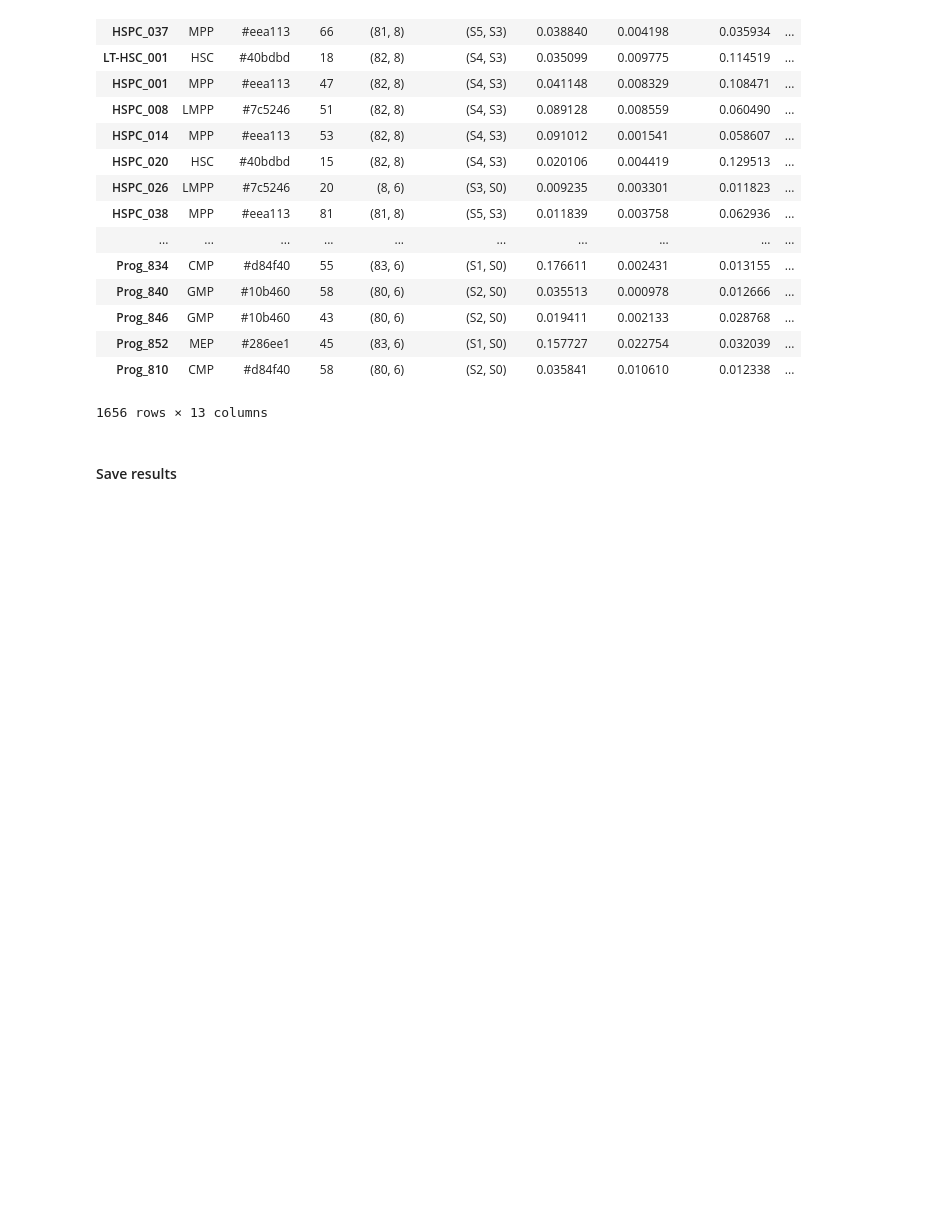
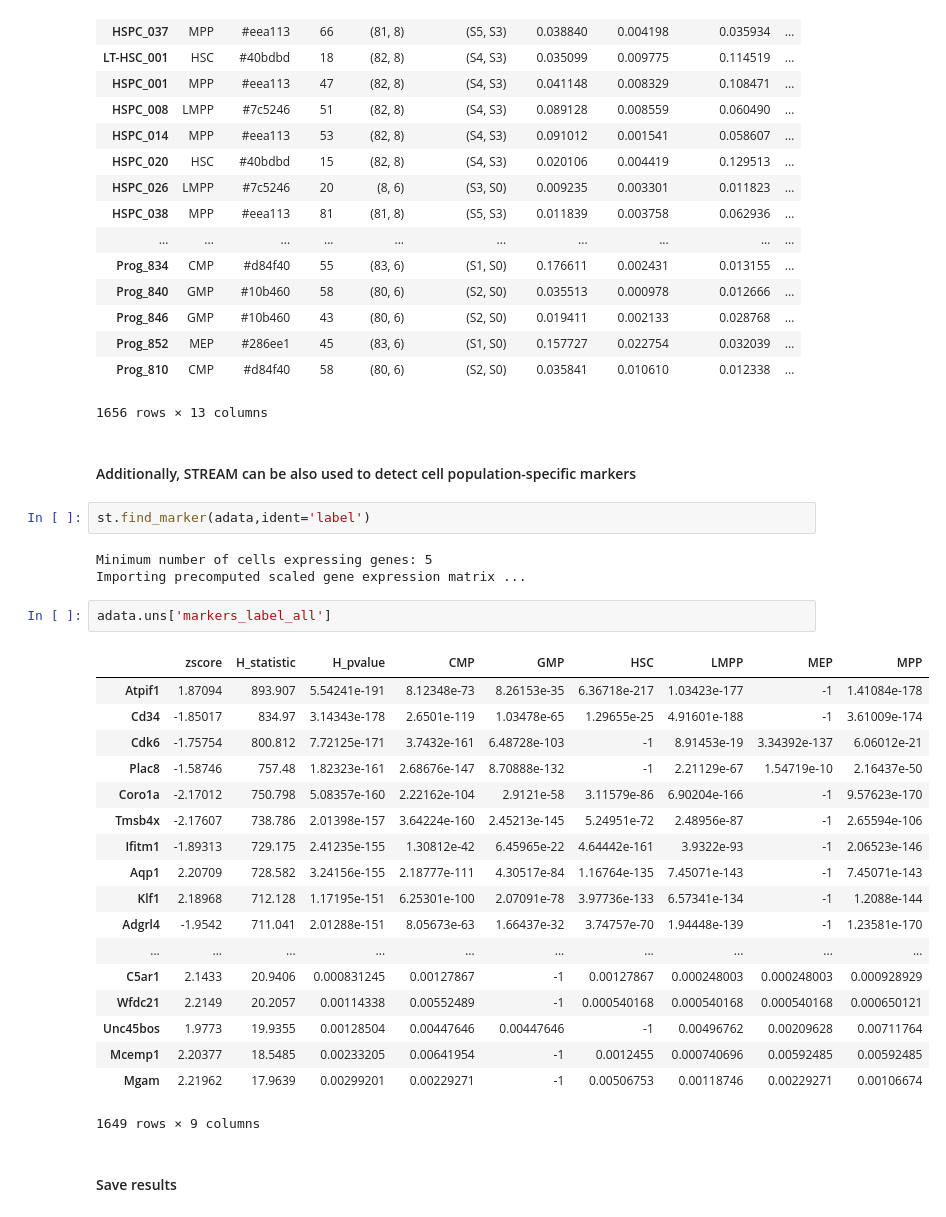
Before and after one commit to pinellolab/STREAM, a Jupyter notebook: tutorial/1.STREAM_scRNA-seq.ipynb, the cells around one changed output. Saved outputs shown, nothing was run; the diff lists cells and outputs as text; blank space fills up the shorter version.

```diff
--- a/tutorial/1.STREAM_scRNA-seq.ipynb
+++ b/tutorial/1.STREAM_scRNA-seq.ipynb
@@ -396,6 +396,34 @@ adata.obs
 | Prog_852 | MEP | #286ee1 | 45 | (83, 6) | (S1, S0) | 0.157727 | 0.022754 | 0.032039 | ... |
 | Prog_810 | CMP | #d84f40 | 58 | (80, 6) | (S2, S0) | 0.035841 | 0.010610 | 0.012338 | ... |
 1656 rows × 13 columns
+# %% [markdown]
+#### Additionally, STREAM can be also used to detect cell population-specific markers
+# %%
+st.find_marker(adata,ident='label')
+# %% [output]
+Minimum number of cells expressing genes: 5
+Importing precomputed scaled gene expression matrix ...
+# %%
+adata.uns['markers_label_all']
+# %% [output]
+|  | zscore | H_statistic | H_pvalue | CMP | GMP | HSC | LMPP | MEP | MPP |
+| Atpif1 | 1.87094 | 893.907 | 5.54241e-191 | 8.12348e-73 | 8.26153e-35 | 6.36718e-217 | 1.03423e-177 | -1 | 1.41084e-178 |
+| Cd34 | -1.85017 | 834.97 | 3.14343e-178 | 2.6501e-119 | 1.03478e-65 | 1.29655e-25 | 4.91601e-188 | -1 | 3.61009e-174 |
+| Cdk6 | -1.75754 | 800.812 | 7.72125e-171 | 3.7432e-161 | 6.48728e-103 | -1 | 8.91453e-19 | 3.34392e-137 | 6.06012e-21 |
+| Plac8 | -1.58746 | 757.48 | 1.82323e-161 | 2.68676e-147 | 8.70888e-132 | -1 | 2.21129e-67 | 1.54719e-10 | 2.16437e-50 |
+| Coro1a | -2.17012 | 750.798 | 5.08357e-160 | 2.22162e-104 | 2.9121e-58 | 3.11579e-86 | 6.90204e-166 | -1 | 9.57623e-170 |
+| Tmsb4x | -2.17607 | 738.786 | 2.01398e-157 | 3.64224e-160 | 2.45213e-145 | 5.24951e-72 | 2.48956e-87 | -1 | 2.65594e-106 |
+| Ifitm1 | -1.89313 | 729.175 | 2.41235e-155 | 1.30812e-42 | 6.45965e-22 | 4.64442e-161 | 3.9322e-93 | -1 | 2.06523e-146 |
+| Aqp1 | 2.20709 | 728.582 | 3.24156e-155 | 2.18777e-111 | 4.30517e-84 | 1.16764e-135 | 7.45071e-143 | -1 | 7.45071e-143 |
+| Klf1 | 2.18968 | 712.128 | 1.17195e-151 | 6.25301e-100 | 2.07091e-78 | 3.97736e-133 | 6.57341e-134 | -1 | 1.2088e-144 |
+| Adgrl4 | -1.9542 | 711.041 | 2.01288e-151 | 8.05673e-63 | 1.66437e-32 | 3.74757e-70 | 1.94448e-139 | -1 | 1.23581e-170 |
+| ... | ... | ... | ... | ... | ... | ... | ... | ... | ... |
+| C5ar1 | 2.1433 | 20.9406 | 0.000831245 | 0.00127867 | -1 | 0.00127867 | 0.000248003 | 0.000248003 | 0.000928929 |
+| Wfdc21 | 2.2149 | 20.2057 | 0.00114338 | 0.00552489 | -1 | 0.000540168 | 0.000540168 | 0.000540168 | 0.000650121 |
+| Unc45bos | 1.9773 | 19.9355 | 0.00128504 | 0.00447646 | 0.00447646 | -1 | 0.00496762 | 0.00209628 | 0.00711764 |
+| Mcemp1 | 2.20377 | 18.5485 | 0.00233205 | 0.00641954 | -1 | 0.0012455 | 0.000740696 | 0.00592485 | 0.00592485 |
+| Mgam | 2.21962 | 17.9639 | 0.00299201 | 0.00229271 | -1 | 0.00506753 | 0.00118746 | 0.00229271 | 0.00106674 |
+1649 rows × 9 columns
 # %% [markdown]
 #### Save results
 # %%
```
Also changed, not shown: parts of 4 cells of this notebook, 1 other file.
